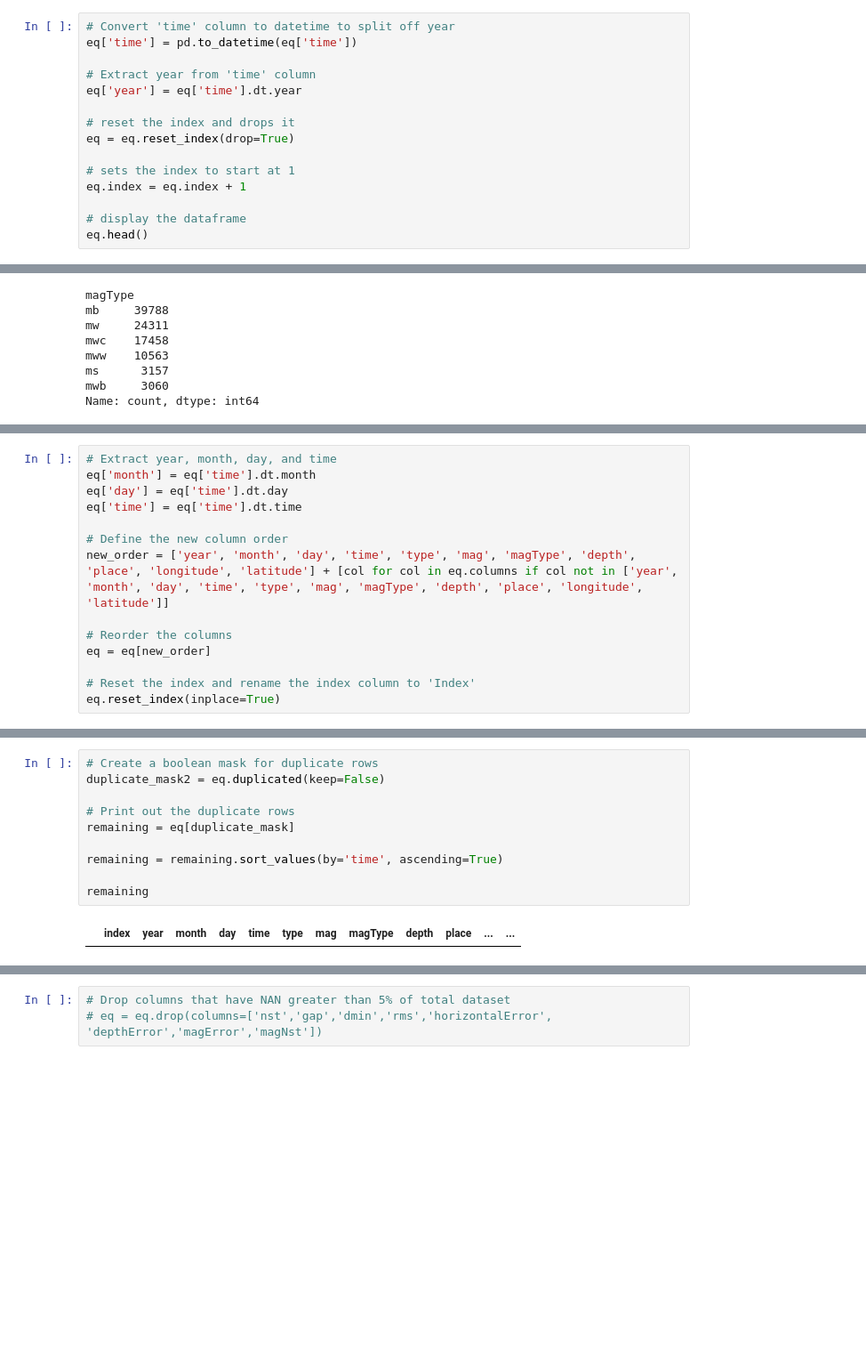
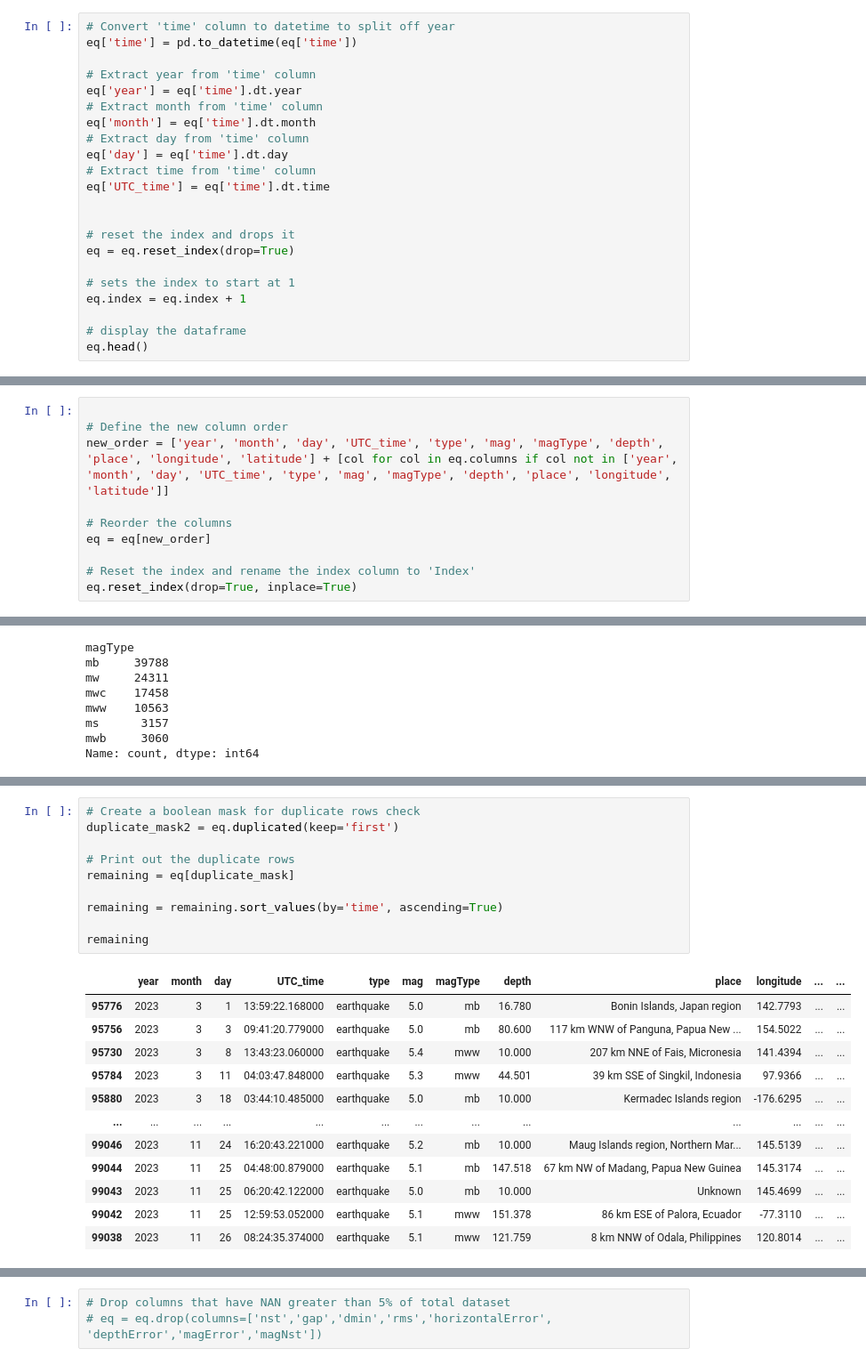
Before and after one commit to jameslaurence82/Project, a Jupyter notebook: earthquake.ipynb, the cells around one changed output, grey strips where cells are left out. Shown at 89% size. Saved outputs shown, nothing was run; the diff lists cells and outputs as text; blank space fills up the shorter version.

```diff
--- a/earthquake.ipynb
+++ b/earthquake.ipynb
@@ -247,6 +233,13 @@ eq['time'] = pd.to_datetime(eq['time'])
 
 # Extract year from 'time' column
 eq['year'] = eq['time'].dt.year
+# Extract month from 'time' column
+eq['month'] = eq['time'].dt.month
+# Extract day from 'time' column
+eq['day'] = eq['time'].dt.day
+# Extract time from 'time' column
+eq['UTC_time'] = eq['time'].dt.time
+
 
 # reset the index and drops it
 eq = eq.reset_index(drop=True)
@@ -266,0 +260,10 @@ eq.head()
+# %%
+
+# Define the new column order
+new_order = ['year', 'month', 'day', 'UTC_time', 'type', 'mag', 'magType', 'depth', 'place', 'longitude', 'latitude'] + [col for col in eq.columns if col not in ['year', 'month', 'day', 'UTC_time', 'type', 'mag', 'magType', 'depth', 'place', 'longitude', 'latitude']]
+
+# Reorder the columns
+eq = eq[new_order]
+
+# Reset the index and rename the index column to 'Index'
+eq.reset_index(drop=True, inplace=True)
@@ -344,17 +357,3 @@ eq
-# %%
-# Extract year, month, day, and time
-eq['month'] = eq['time'].dt.month
-eq['day'] = eq['time'].dt.day
-eq['time'] = eq['time'].dt.time
-
-# Define the new column order
-new_order = ['year', 'month', 'day', 'time', 'type', 'mag', 'magType', 'depth', 'place', 'longitude', 'latitude'] + [col for col in eq.columns if col not in ['year', 'month', 'day', 'time', 'type', 'mag', 'magType', 'depth', 'place', 'longitude', 'latitude']]
-
-# Reorder the columns
-eq = eq[new_order]
-
-# Reset the index and rename the index column to 'Index'
-eq.reset_index(inplace=True)
 # %%
 # Create a boolean mask for duplicate rows
 duplicate_mask = eq.duplicated(keep=False)
@@ -402,12 +423,23 @@ eq
 # %%
-# Create a boolean mask for duplicate rows
-duplicate_mask2 = eq.duplicated(keep=False)
+# Create a boolean mask for duplicate rows check
+duplicate_mask2 = eq.duplicated(keep='first')
 
 # Print out the duplicate rows
 remaining = eq[duplicate_mask]
 
 remaining = remaining.sort_values(by='time', ascending=True)
 
 remaining
 # %% [output]
-|  | index | year | month | day | time | type | mag | magType | depth | place | ... | ... |
+|  | year | month | day | UTC_time | type | mag | magType | depth | place | longitude | ... | ... |
+| 95776 | 2023 | 3 | 1 | 13:59:22.168000 | earthquake | 5.0 | mb | 16.780 | Bonin Islands, Japan region | 142.7793 | ... | ... |
+| 95756 | 2023 | 3 | 3 | 09:41:20.779000 | earthquake | 5.0 | mb | 80.600 | 117 km WNW of Panguna, Papua New ... | 154.5022 | ... | ... |
+| 95730 | 2023 | 3 | 8 | 13:43:23.060000 | earthquake | 5.4 | mww | 10.000 | 207 km NNE of Fais, Micronesia | 141.4394 | ... | ... |
+| 95784 | 2023 | 3 | 11 | 04:03:47.848000 | earthquake | 5.3 | mww | 44.501 | 39 km SSE of Singkil, Indonesia | 97.9366 | ... | ... |
+| 95880 | 2023 | 3 | 18 | 03:44:10.485000 | earthquake | 5.0 | mb | 10.000 | Kermadec Islands region | -176.6295 | ... | ... |
+| ... | ... | ... | ... | ... | ... | ... | ... | ... | ... | ... | ... | ... |
+| 99046 | 2023 | 11 | 24 | 16:20:43.221000 | earthquake | 5.2 | mb | 10.000 | Maug Islands region, Northern Mar... | 145.5139 | ... | ... |
+| 99044 | 2023 | 11 | 25 | 04:48:00.879000 | earthquake | 5.1 | mb | 147.518 | 67 km NW of Madang, Papua New Guinea | 145.3174 | ... | ... |
+| 99043 | 2023 | 11 | 25 | 06:20:42.122000 | earthquake | 5.0 | mb | 10.000 | Unknown | 145.4699 | ... | ... |
+| 99042 | 2023 | 11 | 25 | 12:59:53.052000 | earthquake | 5.1 | mww | 151.378 | 86 km ESE of Palora, Ecuador | -77.3110 | ... | ... |
+| 99038 | 2023 | 11 | 26 | 08:24:35.374000 | earthquake | 5.1 | mww | 121.759 | 8 km NNW of Odala, Philippines | 120.8014 | ... | ... |
```
Also changed, not shown: parts of 19 cells of this notebook.
